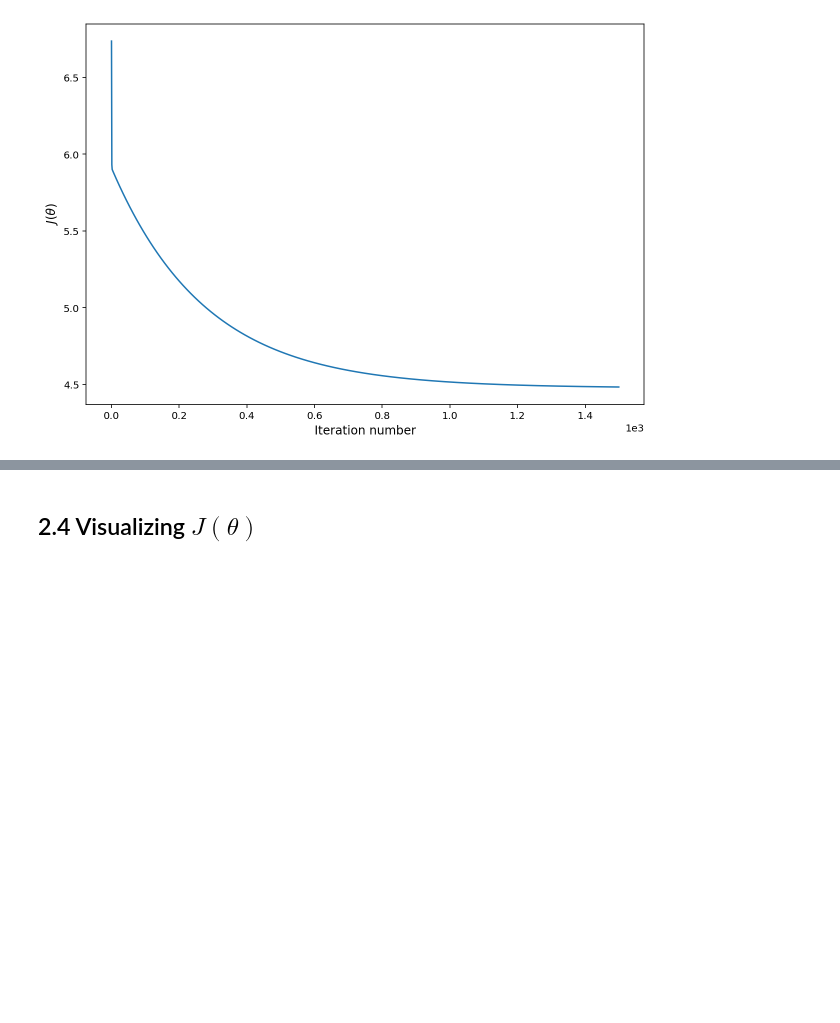
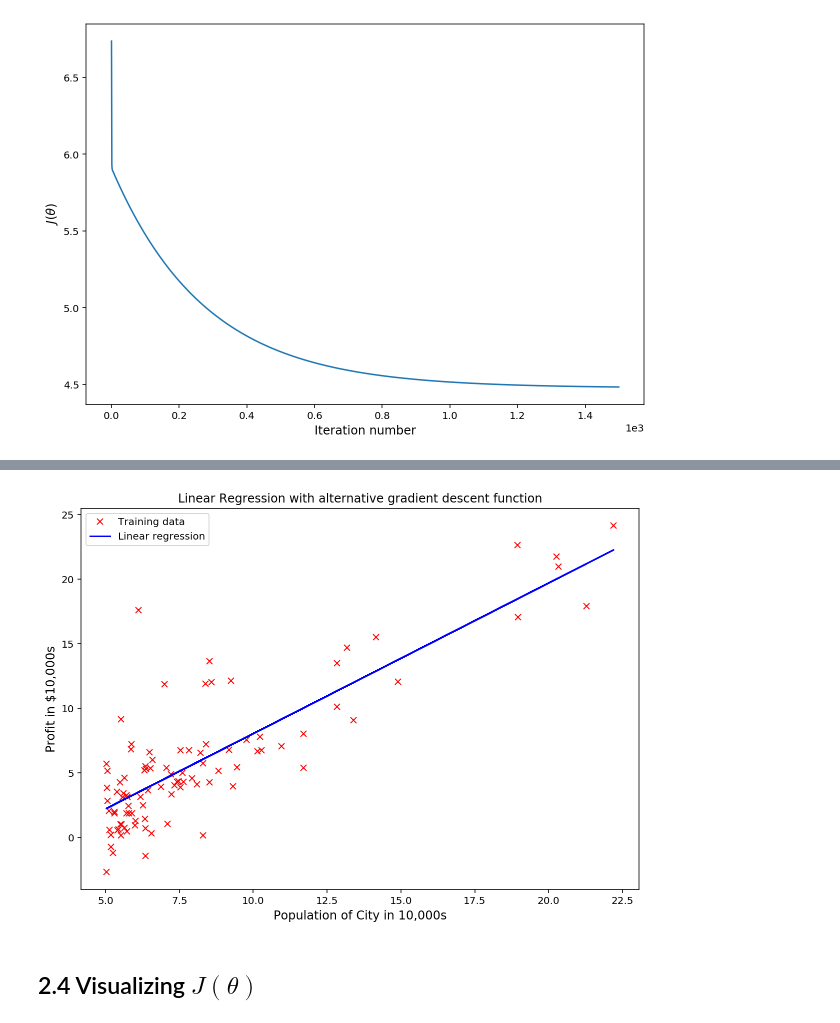
Before and after one commit to earny-joe/ML-Course-Solutions, a Jupyter notebook: ex1/ex1.ipynb, the cells around one changed output, grey strips where cells are left out. Cells and saved outputs as stored; diff of their text form; code cells hidden in the pictures; blank space fills up the shorter version.

```diff
--- a/ex1/ex1.ipynb
+++ b/ex1/ex1.ipynb
@@ -136,3 +198,14 @@ plt.legend(loc='best');
+# %%
+# plot data along with Linear regression
+plt.figure(figsize=(10,7))
+plt.plot(x, y, 'x', color='r', label='Training data')
+plt.plot(x, np.dot(X, theta2), label='Linear regression', color='b')
+plt.xlabel(r'Population of City in 10,000s')
+plt.ylabel(r'Profit in $10,000s')
+plt.legend(loc='best')
+plt.title(f'Linear Regression with alternative gradient descent function');
+# %% [output]
+[figure, added]
 # %% [markdown]
 ## 2.4 Visualizing $J(\theta)$
 # %%
```
Also changed, not shown: parts of 11 cells of this notebook.
